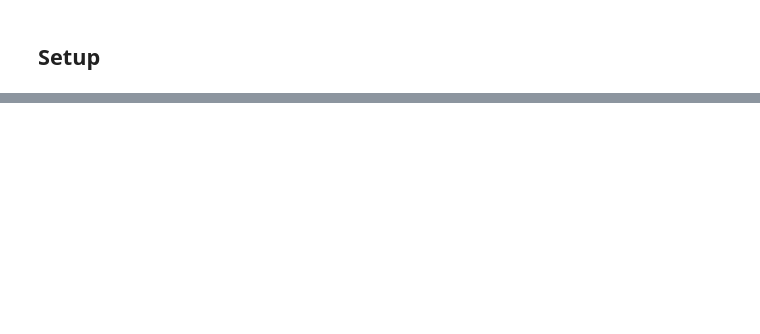
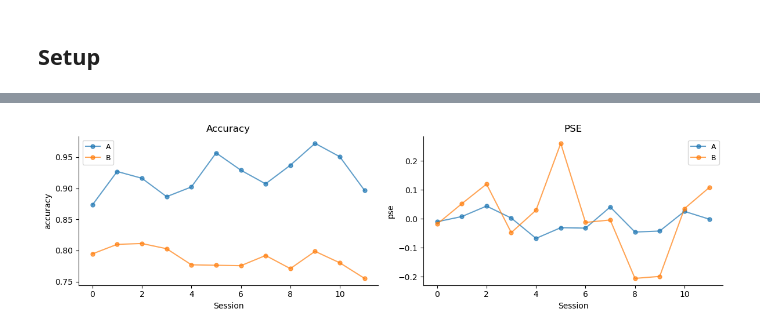
Before and after one commit to serkanshentyurk/sound_categorisation, a Jupyter notebook: behav_utils/notebooks/example_workflow.ipynb, the cells around one changed output, grey strips where cells are left out. Cells and saved outputs as stored; diff of their text form; code cells hidden in the pictures; blank space fills up the shorter version.

```diff
--- a/behav_utils/notebooks/example_workflow.ipynb
+++ b/behav_utils/notebooks/example_workflow.ipynb
@@ -230,0 +339,6 @@ plt.show()
+# %%
+# compute_trajectory
+traj_a = compute_trajectory(sessions_a, stat_names=['accuracy', 'pse', 'recency'])
+traj_b = compute_trajectory(sessions_b, stat_names=['accuracy', 'pse', 'recency'])
+print(f'Trajectory keys: {sorted(traj_a.keys())}')
+print(f'Accuracy: {np.round(traj_a["values"]["accuracy"], 3)}')
@@ -231,3 +408,15 @@ plt.show()
+# %%
+# Trajectory: two animals, two stats
+fig, axes = plt.subplots(1, 2, figsize=(12, 3.5))
+for traj, colour, label in [(traj_a, PALETTE[0], 'A'), (traj_b, PALETTE[1], 'B')]:
+    plot_trajectory(traj, 'accuracy', ax=axes[0], color=colour, label=label)
+    plot_trajectory(traj, 'pse', ax=axes[1], color=colour, label=label)
+axes[0].legend(fontsize=9); axes[0].set_title('Accuracy')
+axes[1].legend(fontsize=9); axes[1].set_title('PSE')
+plt.tight_layout()
+plt.show()
+# %% [output]
+[figure, added]
 # %%
 # Comparison plots
 fig, axes = plt.subplots(1, 2, figsize=(10, 4))
```
Also changed, not shown: parts of 82 cells of this notebook, 1 other file.
